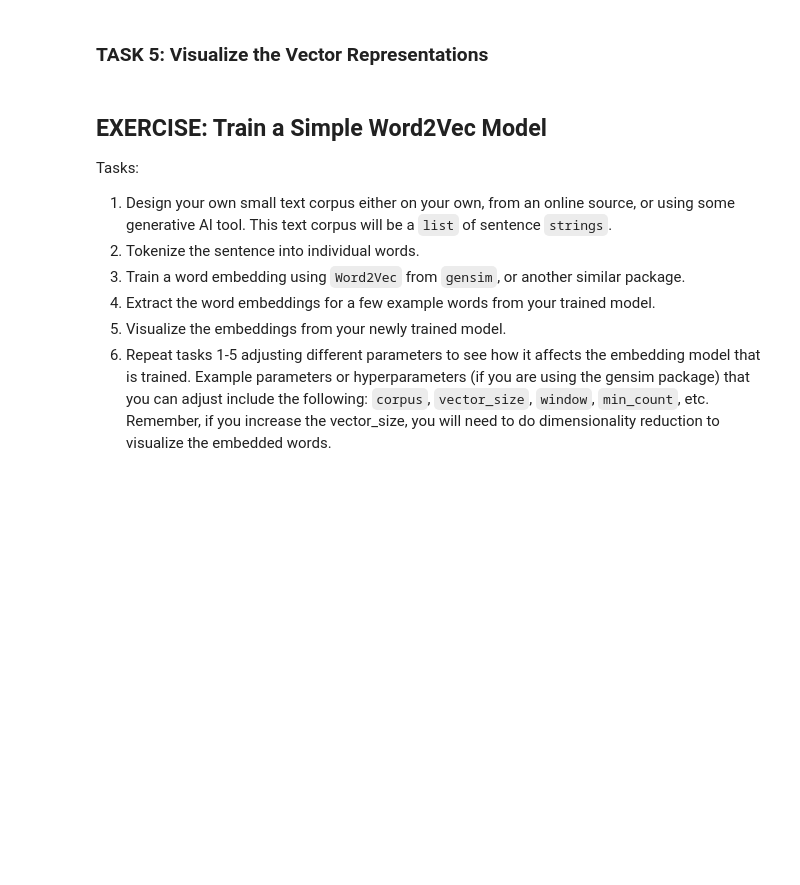
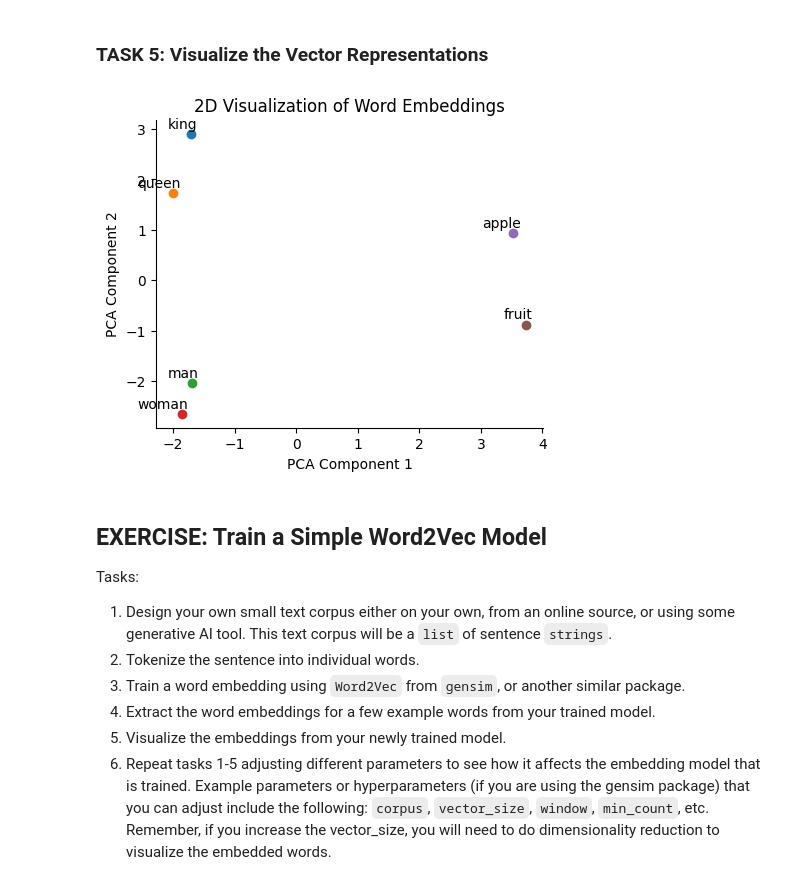
Before and after one commit to bmontoyag/UTEC_MISTI_2026, a Jupyter notebook: 2025mistiperu_contentchallenge_wordembeddings_exercises.ipynb, the cells around one changed output. Saved outputs shown, nothing was run; the diff lists cells and outputs as text; code cells hidden in the pictures; blank space fills up the shorter version.

```diff
--- a/2025mistiperu_contentchallenge_wordembeddings_exercises.ipynb
+++ b/2025mistiperu_contentchallenge_wordembeddings_exercises.ipynb
@@ -46,5 +57,5 @@ dict_keys(['fasttext-wiki-news-subwords-300', 'conceptnet-numberbatch-17-06-300'
 # TASK 2 EXERCISE
 
 # Load your selected pre-trained embeddings
-w2v_model = api.load(<REMOVE ME AND MY ARROWS>)  # This loads the selected model
+w2v_model = api.load('glove-wiki-gigaword-50')  # This loads the selected model
 # %% [output]
@@ -62,0 +65,13 @@ print(words)
+# %%
+# TASK 3 EXERCISE
+
+words = list(w2v_model.index_to_key)
+
+# Select a Few Words and Visualize Relationships
+sample_words = ["king", "queen", "man", "woman", "apple", "fruit"]
+
+for word in sample_words:
+    if word in w2v_model.key_to_index:
+        print(f"Vector for '{word}': {w2v_model[word]}\n")
+    else:
+        print(f"'{word}' not in vocabulary.")
@@ -71,18 +98,42 @@ print(words)
+# %%
+# TASK 4 EXERCISE
+
+# Reduce dimensions to 2D for visualization
+
+# Get vectors for sample words
+word_vectors = []
+for word in sample_words:
+    if word in w2v_model.key_to_index:
+        word_vectors.append(w2v_model[word])
+
+# Convert list of vectors to a NumPy array
+word_vectors_array = np.array(word_vectors)
+
+# Initialize PCA to reduce dimensions to 2
+pca = PCA(n_components=2)
+
+# Fit PCA and transform the word vectors
+pca_result = pca.fit_transform(word_vectors_array)
 # %% [markdown]
 ### TASK 5: Visualize the Vector Representations
 # %%
 # TASK 5 EXERCISE
 
 # Plot the Dimensionality Reduced Vector Representations
 plt.figure(figsize=(5, 4))
 
-''' ADD YOUR CODE HERE '''
+for i, word in enumerate(sample_words):
+    plt.scatter(pca_result[i, 0], pca_result[i, 1])
+    plt.annotate(word, xy=(pca_result[i, 0], pca_result[i, 1]), xytext=(5, 2),
+                 textcoords='offset points', ha='right', va='bottom')
 
 plt.title("2D Visualization of Word Embeddings")
 plt.xlabel("PCA Component 1")
 plt.ylabel("PCA Component 2")
 sns.despine()
 plt.show()
+# %% [output]
+[figure, added]
 # %% [markdown]
 ## EXERCISE: Train a Simple Word2Vec Model
 
```
Also changed, not shown: parts of 14 cells of this notebook.
